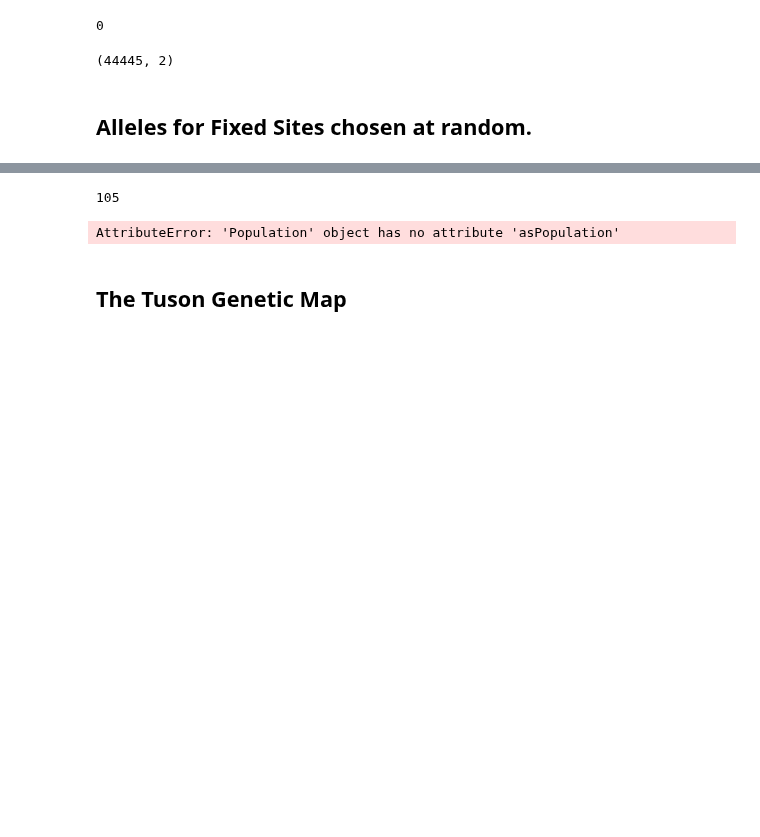
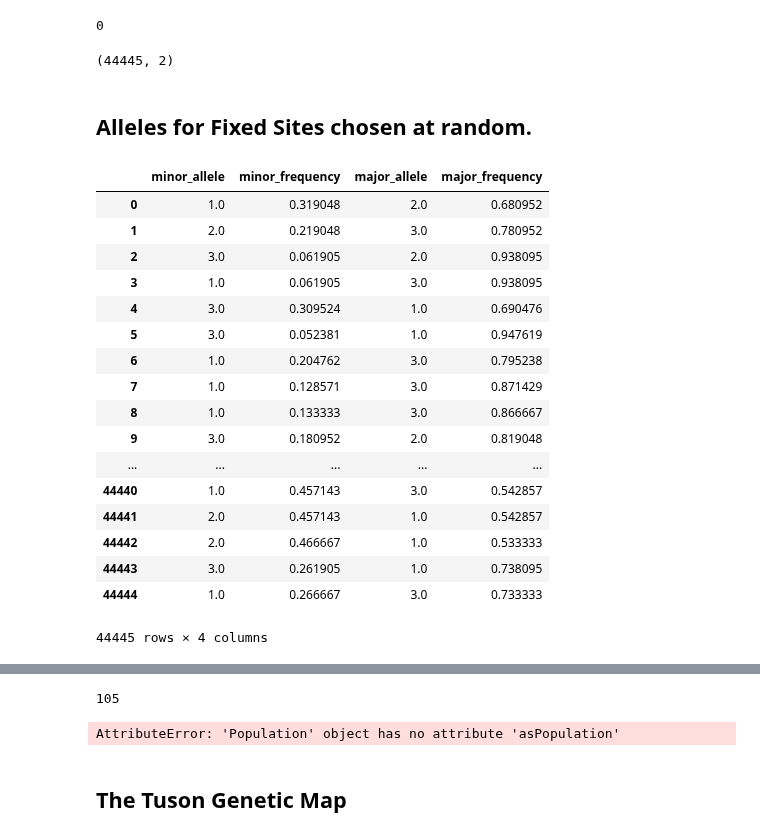
Before and after one commit to maizeatlas/saegus, a Jupyter notebook: devel/tuson_selection/tuson_with_selection_01.ipynb, the cells around one changed output, grey strips where cells are left out. Cells and saved outputs as stored; diff of their text form; code cells hidden in the pictures; blank space fills up the shorter version.

```diff
--- a/devel/tuson_selection/tuson_with_selection_01.ipynb
+++ b/devel/tuson_selection/tuson_with_selection_01.ipynb
@@ -37,4 +41,25 @@ alleles.shape
 np.savetxt('alleles_of_tuson_founders.txt', alleles, fmt='%d', delimiter='\t')
 # %%
 af = analyze.allele_data(tuson, alleles, range(tuson.totNumLoci()))
+# %%
+af
+# %% [output]
+|  | minor_allele | minor_frequency | major_allele | major_frequency |
+| 0 | 1.0 | 0.319048 | 2.0 | 0.680952 |
+| 1 | 2.0 | 0.219048 | 3.0 | 0.780952 |
+| 2 | 3.0 | 0.061905 | 2.0 | 0.938095 |
+| 3 | 1.0 | 0.061905 | 3.0 | 0.938095 |
+| 4 | 3.0 | 0.309524 | 1.0 | 0.690476 |
+| 5 | 3.0 | 0.052381 | 1.0 | 0.947619 |
+| 6 | 1.0 | 0.204762 | 3.0 | 0.795238 |
+| 7 | 1.0 | 0.128571 | 3.0 | 0.871429 |
+| 8 | 1.0 | 0.133333 | 3.0 | 0.866667 |
+| 9 | 3.0 | 0.180952 | 2.0 | 0.819048 |
+| ... | ... | ... | ... | ... |
+| 44440 | 1.0 | 0.457143 | 3.0 | 0.542857 |
+| 44441 | 2.0 | 0.457143 | 1.0 | 0.542857 |
+| 44442 | 2.0 | 0.466667 | 1.0 | 0.533333 |
+| 44443 | 3.0 | 0.261905 | 1.0 | 0.738095 |
+| 44444 | 1.0 | 0.266667 | 3.0 | 0.733333 |
+44445 rows × 4 columns
 # %%
```
Also changed, not shown: parts of 6 cells of this notebook, 8 other files.
